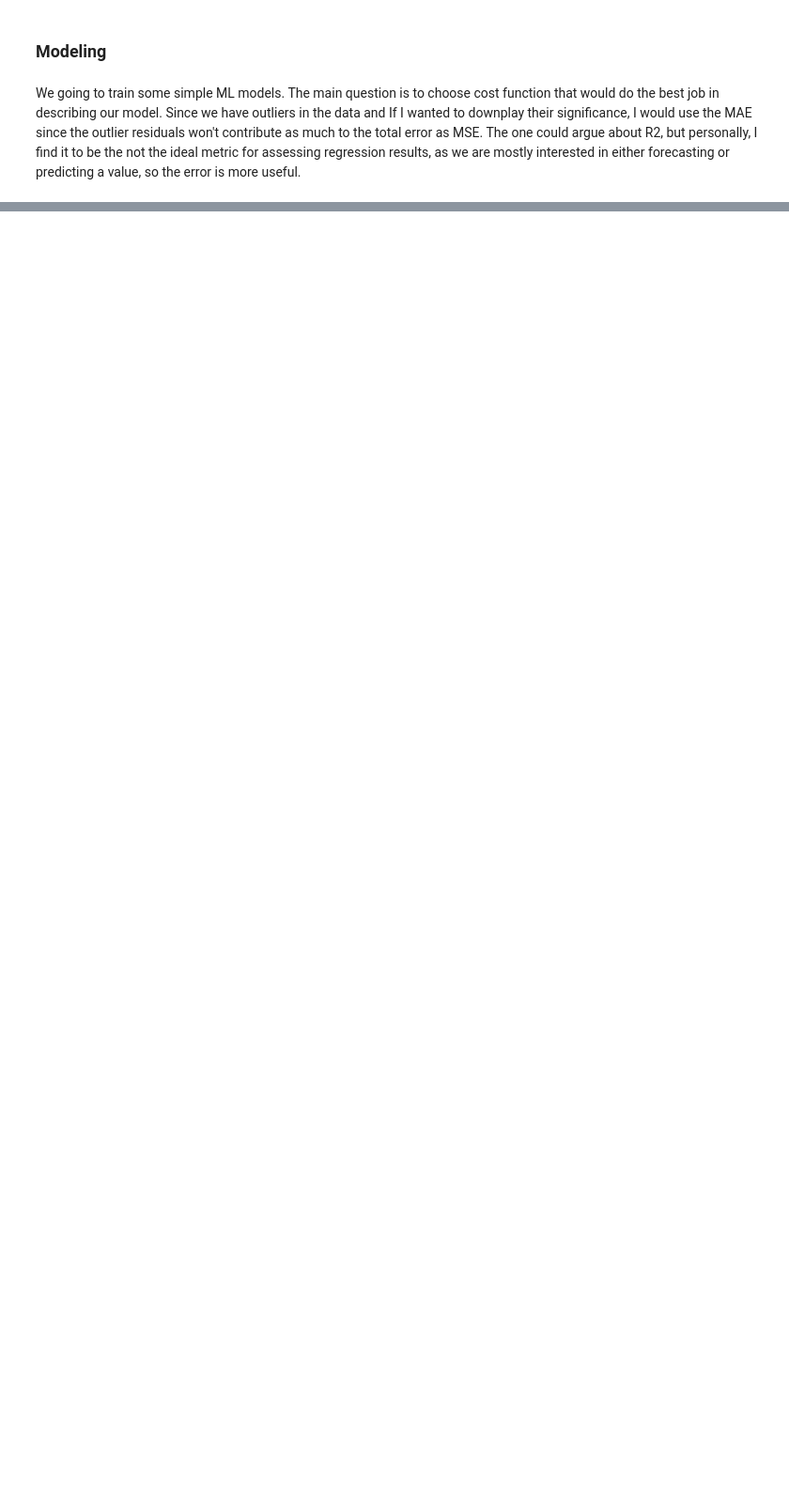
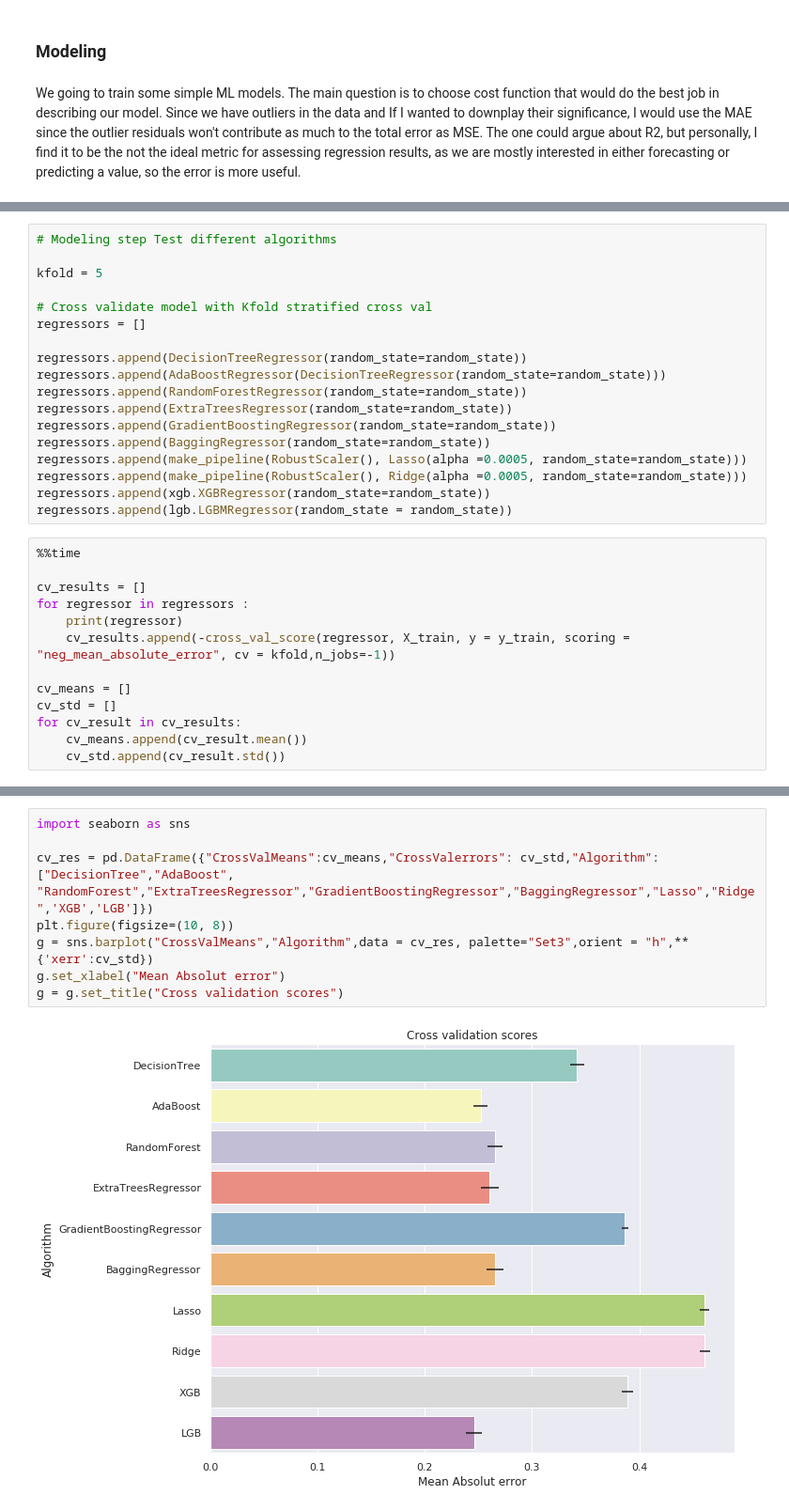
Before and after one commit to mrStasSmirnoff/Data_Science_Projects, a Jupyter notebook: Bike_Sharing/Bike_Sharing_Prediction.ipynb, the cells around one changed output, grey strips where cells are left out. Shown at 94% size. Drawn from its saved outputs; the diff is of its cells as text; blank space fills up the shorter version.

```diff
--- a/Bike_Sharing/Bike_Sharing_Prediction.ipynb
+++ b/Bike_Sharing/Bike_Sharing_Prediction.ipynb
@@ -690,0 +603,31 @@ print(mean_absolute_error(svr_pred, y_holdout), rmse(svr_pred, y_holdout))
+# %%
+# Modeling step Test different algorithms
+
+kfold = 5
+
+# Cross validate model with Kfold stratified cross val
+regressors = []
+
+regressors.append(DecisionTreeRegressor(random_state=random_state))
+regressors.append(AdaBoostRegressor(DecisionTreeRegressor(random_state=random_state)))
+regressors.append(RandomForestRegressor(random_state=random_state))
+regressors.append(ExtraTreesRegressor(random_state=random_state))
+regressors.append(GradientBoostingRegressor(random_state=random_state))
+regressors.append(BaggingRegressor(random_state=random_state))
+regressors.append(make_pipeline(RobustScaler(), Lasso(alpha =0.0005, random_state=random_state)))
+regressors.append(make_pipeline(RobustScaler(), Ridge(alpha =0.0005, random_state=random_state)))
+regressors.append(xgb.XGBRegressor(random_state=random_state))
+regressors.append(lgb.LGBMRegressor(random_state = random_state))
+# %%
+%%time
+
+cv_results = []
+for regressor in regressors :
+    print(regressor)
+    cv_results.append(-cross_val_score(regressor, X_train, y = y_train, scoring = "neg_mean_absolute_error", cv = kfold,n_jobs=-1))
+
+cv_means = []
+cv_std = []
+for cv_result in cv_results:
+    cv_means.append(cv_result.mean())
+    cv_std.append(cv_result.std())
@@ -690,0 +652,11 @@ print(mean_absolute_error(svr_pred, y_holdout), rmse(svr_pred, y_holdout))
+# %%
+import seaborn as sns
+
+cv_res = pd.DataFrame({"CrossValMeans":cv_means,"CrossValerrors": cv_std,"Algorithm":["DecisionTree","AdaBoost",
+"RandomForest","ExtraTreesRegressor","GradientBoostingRegressor","BaggingRegressor","Lasso","Ridge",'XGB','LGB']})
+plt.figure(figsize=(10, 8))
+g = sns.barplot("CrossValMeans","Algorithm",data = cv_res, palette="Set3",orient = "h",**{'xerr':cv_std})
+g.set_xlabel("Mean Absolut error")
+g = g.set_title("Cross validation scores")
+# %% [output]
+[figure, added]
```
Also changed, not shown: parts of 61 cells of this notebook.
